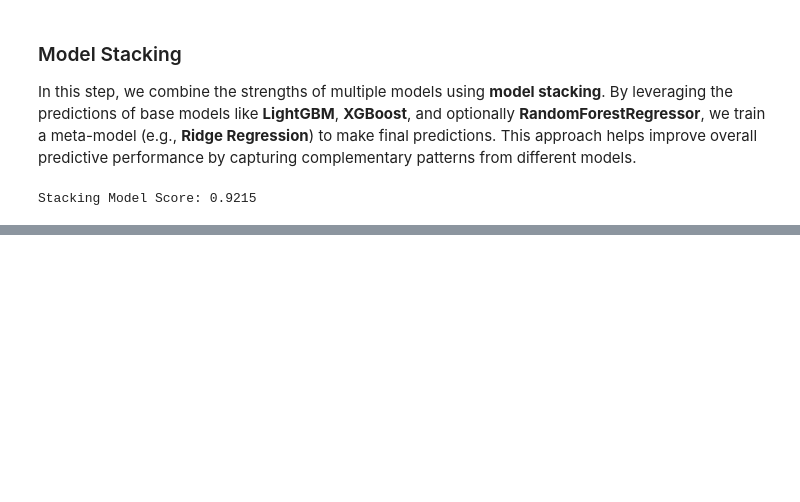
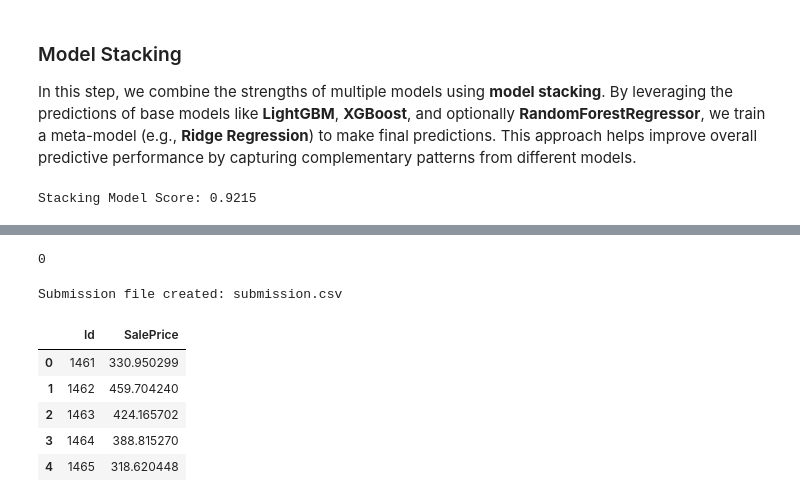
Before and after one commit to otuemre/HousePricingML, a Jupyter notebook: src/notebooks/housePricingML.ipynb, the cells around one changed output, grey strips where cells are left out. Saved outputs shown, nothing was run; the diff lists cells and outputs as text; code cells hidden in the pictures; blank space fills up the shorter version.

Commit message:
Save the model and Create submission file

```diff
--- a/src/notebooks/housePricingML.ipynb
+++ b/src/notebooks/housePricingML.ipynb
@@ -1695,0 +1822,29 @@ Stacking Model Score: 0.9215
+# %%
+print(test_df.isnull().sum().sum())  # Should output 0
+# %% [output]
+0
+# %%
+# Generate predictions
+predictions = stacking_model.predict(test_df)
+
+# Create the submission DataFrame
+submission = pd.DataFrame({
+    "Id": test_ids,
+    "SalePrice": predictions
+})
+
+# Save the submission file
+submission.to_csv("../../data/submission.csv", index=False)
+
+print("Submission file created: submission.csv")
+# %% [output]
+Submission file created: submission.csv
+# %%
+submission.head()
+# %% [output]
+|  | Id | SalePrice |
+| 0 | 1461 | 330.950299 |
+| 1 | 1462 | 459.704240 |
+| 2 | 1463 | 424.165702 |
+| 3 | 1464 | 388.815270 |
+| 4 | 1465 | 318.620448 |
```
Also changed, not shown: parts of 7 cells of this notebook.
